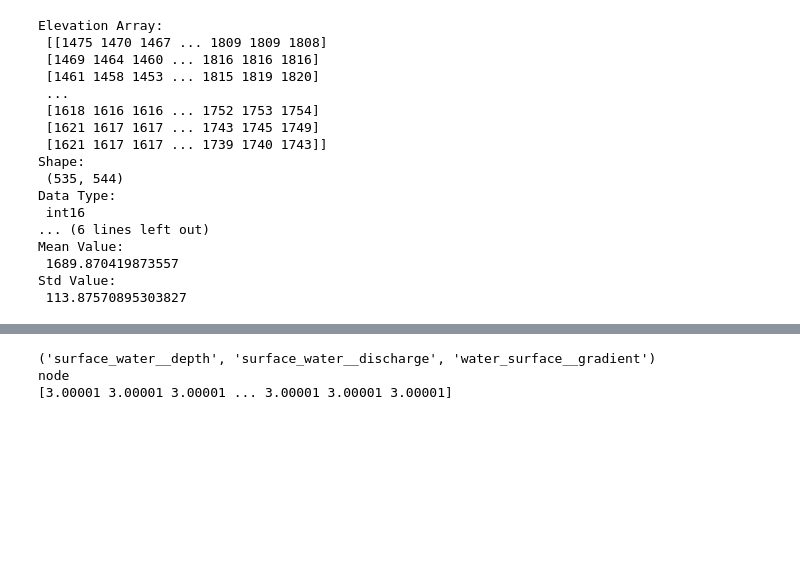
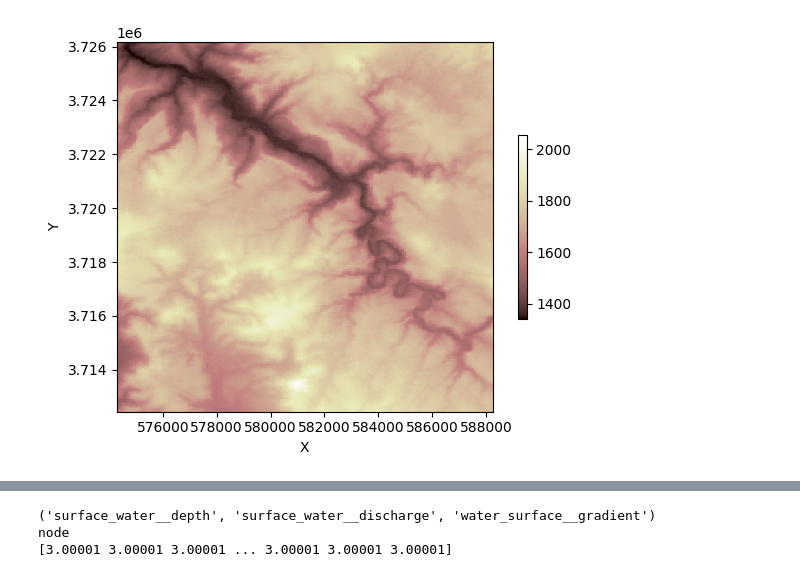
Before and after one commit to JuanGuerrero09/dampy, a Jupyter notebook: test.ipynb, the cells around one changed output, grey strips where cells are left out. Cells and saved outputs as stored; diff of their text form; code cells hidden in the pictures; blank space fills up the shorter version.

```diff
--- a/test.ipynb
+++ b/test.ipynb
@@ -7,23 +49,4 @@ rasterObj = rasterio.open(filename)
 # %%
-from rasterio.plot import show
+mg = core.CreateGridFromDEM(rasterObj, add_elev=True)
+# %% [output]
+[figure, added]
-# %%
-elevationArray = rasterObj.read(1)
-main.describe_elevation(elevationArray)
-# %% [output]
-Elevation Array:
- [[1475 1470 1467 ... 1809 1809 1808]
- [1469 1464 1460 ... 1816 1816 1816]
- [1461 1458 1453 ... 1815 1819 1820]
- ...
- [1618 1616 1616 ... 1752 1753 1754]
- [1621 1617 1617 ... 1743 1745 1749]
- [1621 1617 1617 ... 1739 1740 1743]]
-Shape:
- (535, 544)
-Data Type:
- int16
-... (6 lines left out)
-Mean Value:
- 1689.870419873557
-Std Value:
- 113.87570895303827
```
Also changed, not shown: parts of 26 cells of this notebook, 54 other files.
